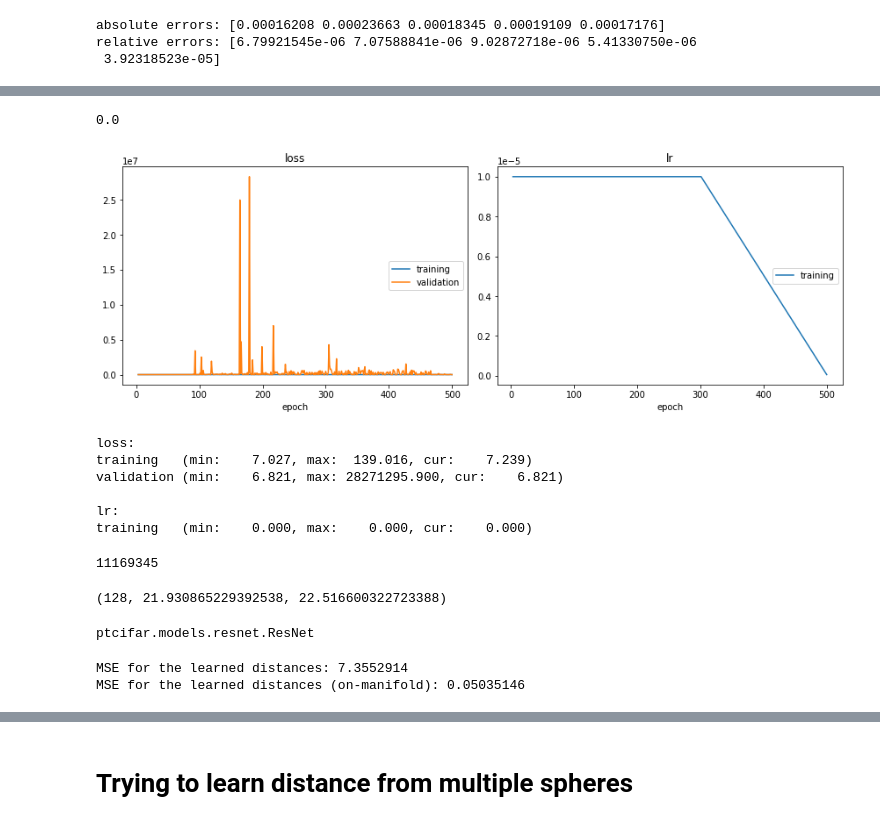
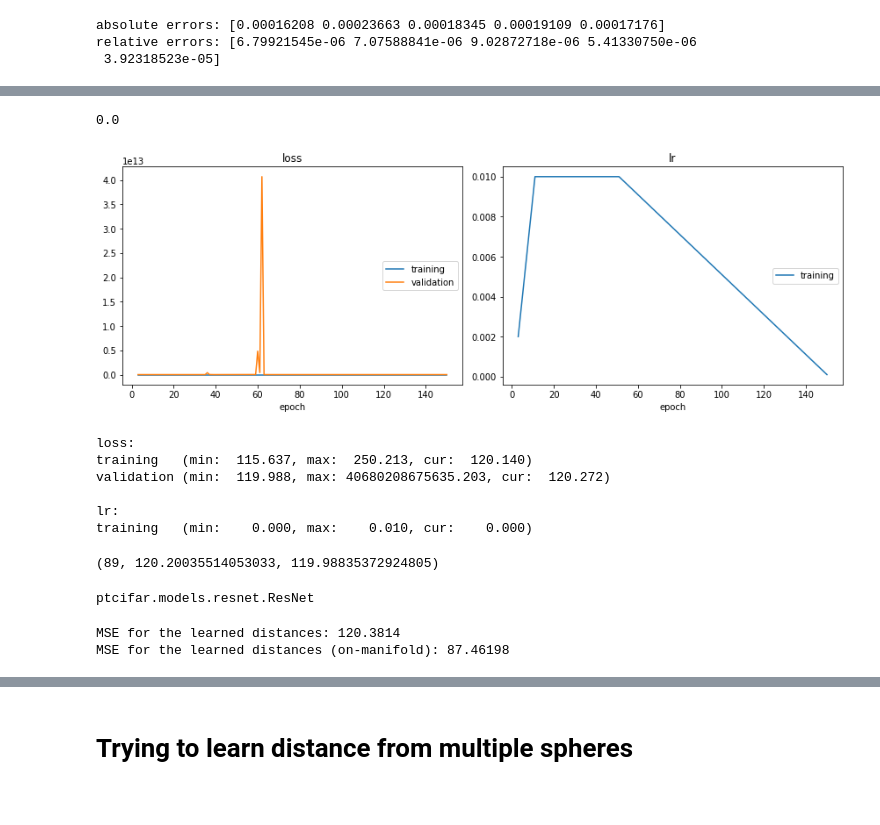
Before and after one commit to microsoft/distance-learner, a Jupyter notebook: notebooks/Experiment B - Learning Distance from a Classifier.ipynb, the cells around one changed output, grey strips where cells are left out. Saved outputs shown, nothing was run; the diff lists cells and outputs as text; code cells hidden in the pictures.

```diff
--- a/notebooks/Experiment B - Learning Distance from a Classifier.ipynb
+++ b/notebooks/Experiment B - Learning Distance from a Classifier.ipynb
@@ -735,8 +735,8 @@ class ConvNet3(nn.Module):
         return logits
 # %%
 def train(model, optimizer, loss_func, dataloaders, device,\
-          num_epochs, save_dir, task="regression", name="MLP_512x4_in1000",\
-          scheduler={"start_iter": 150, "end_iter": 500}):
+          num_epochs, save_dir, scheduler, task="regression", name="MLP_512x4_in1000",\
+          scheduler_params={"warmup": 10, "cooldown": 300}):
     """
         Function to train the model. Also dumps the best model.
 
@@ -745,9 +745,7 @@ def train(model, optimizer, loss_func, dataloaders, device,\
     """
 
     # storing the start_lr
-    start_lr = None
-    for param_group in optimizer.param_groups:
-        start_lr = param_group['lr']
+    start_lr = optimizer.param_groups[0]['lr']
 
     TIME_STAMP = time.strftime("%d%m%Y-%H%M%S")
 
@@ -819,6 +817,7 @@ def train(model, optimizer, loss_func, dataloaders, device,\
                     loss.backward()
                     optimizer.step()
 
+
                 logs[prefix + "loss"] += loss.detach().cpu().item()
 
                 num_batches = i + 1
@@ -857,7 +856,8 @@ def train(model, optimizer, loss_func, dataloaders, device,\
                 'optimizer_state_dict': optimizer.state_dict(),
                 'val_loss': logs['val_loss'],
                 'loss': logs["loss"],
-                'scheduler': scheduler
+                'scheduler_params': scheduler_params,
+                'scheduler_state_dict': scheduler.state_dict()
             }
 
             if task == "clf":
@@ -868,15 +868,19 @@ def train(model, optimizer, loss_func, dataloaders, device,\
 
             torch.save(dump, os.path.join(model_dir, NAME + "_"+ TIME_STAMP + "val_loss_" + str(logs["val_loss"]) + ".pth"))
 
-        if scheduler is not None:
+#         if scheduler is not None:
 
-            if epoch > scheduler["start_iter"]:
-                for param_group in optimizer.param_groups:
-                    param_group['lr'] = max(0, start_lr + (((start_lr - 0) / (scheduler["start_iter"] - scheduler["end_iter"])) * (epoch - scheduler["start_iter"])))
-                    logs["lr"] = param_group["lr"]
+#             if epoch > scheduler["start_iter"]:
+#                 for param_group in optimizer.param_groups:
+#                     param_group['lr'] = max(0, start_lr + (((start_lr - 0) / (scheduler["start_iter"] - scheduler["end_iter"])) * (epoch - scheduler["start_iter"])))
+#                     logs["lr"] = param_group["lr"]
+
+        logs["lr"] = optimizer.param_groups[0]["lr"]
         liveloss.update(logs)
         liveloss.draw()
 
+        scheduler.step()
+
     return model, optimizer
 # %%
 def test(model, dataloader, device, task="regression"):
@@ -1044,37 +1032,43 @@ assert (train_set.x_cn == val_set.x_cn).all()
 model = ResNet18(num_classes=1)
 loss_func = nn.MSELoss()
 # loss_func = nn.CrossEntropyLoss()
-optimizer = optim.Adam(model.parameters(), lr=1e-5)
+# optimizer = optim.Adam(model.parameters(), lr=1e-5)
 
-scheduler = {"start_iter": 300, "end_iter": 500}
+optimizer = optim.SGD(model.parameters(), lr=1e-2, momentum=0.9)
+
+NUM_EPOCHS = 150
+scheduler_params = {"warmup": 10, "cooldown": 50}
+lr_sched_factor = lambda epoch: epoch / (scheduler_params["warmup"]) if epoch <= scheduler_params["warmup"] else (1 if epoch > scheduler_params["warmup"] and epoch < scheduler_params["cooldown"] else max(0, 1 + (1 / (scheduler_params["cooldown"] - NUM_EPOCHS)) * (epoch - scheduler_params["cooldown"])))
+scheduler = optim.lr_scheduler.LambdaLR(optimizer, lr_sched_factor)
+
+
 
 device = torch.device("cuda" if torch.cuda.is_available() else "cpu")
 
-NAME = "CIFAR_ResNet18_1e_5_late_lr_toggle"
+NAME = "CIFAR_ResNet18_1e_2_sgd_warmup"
 SAVE_DIR = os.path.join("../dumps/expB_learning_distance_from_mfld", NAME)
-# %%
-np.linalg.norm(train_set.x_cn - val_set.x_cn, ord=2)
-# %% [output]
-0.0
+# %%
+optimizer.param_groups[0]["lr"]
+# %% [output]
+0.0
 # %%
-model, optimizer = train(model, optimizer, loss_func, dataloaders, device, task="regression",\
-                         num_epochs=500, save_dir=SAVE_DIR, name=NAME, scheduler=scheduler)
+model, optimizer = train(model=model, optimizer=optimizer, loss_func=loss_func, dataloaders=dataloaders,\
+                         device=device, task="regression",num_epochs=NUM_EPOCHS, save_dir=SAVE_DIR,\
+                         name=NAME, scheduler=scheduler, scheduler_params=scheduler_params)
 # %% [output]
-[figure, old version]
+[figure, new version]
 loss:
-training   (min:    7.027, max:  139.016, cur:    7.239)
-validation (min:    6.821, max: 28271295.900, cur:    6.821)
+training   (min:  115.637, max:  250.213, cur:  120.140)
+validation (min:  119.988, max: 40680208675635.203, cur:  120.272)
 
 lr:
-training   (min:    0.000, max:    0.000, cur:    0.000)
+training   (min:    0.000, max:    0.010, cur:    0.000)
 # %%
 pytorch_total_params = sum(p.numel() for p in model.parameters() if p.requires_grad)
 # %%
 pytorch_total_params
-# %% [output]
-11169345
 # %%
-best_dump_fn = "../dumps/expB_learning_distance_from_mfld/CIFAR_ResNet18_1e_5/07042021-194652/models/CIFAR_ResNet18_1e_5_07042021-194652val_loss_22.516600322723388.pth"
+best_dump_fn = "/data/adv_geom/dumps/expB_learning_distance_from_mfld/CIFAR_ResNet18_1e_2_sgd_warmup/12042021-083806/models/CIFAR_ResNet18_1e_2_sgd_warmup_12042021-083806val_loss_119.98835372924805.pth"
 
 best_dump = torch.load(best_dump_fn)
 
@@ -1084,7 +1078,7 @@ best_model.load_state_dict(best_dump["model_state_dict"])
 
 best_dump["epoch"], best_dump["loss"], best_dump["val_loss"]
 # %% [output]
-(128, 21.930865229392538, 22.516600322723388)
+(89, 120.20035514053033, 119.98835372924805)
 # %%
 type(best_model)
 # %% [output]
@@ -1093,5 +1087,5 @@ ptcifar.models.resnet.ResNet
 mse, mse_on_mfld, all_distances, all_logits = test(model, dataloaders["test"], device)
 # acc, f1 = test(model, dataloaders["test"], device, task="clf")
 # %% [output]
-MSE for the learned distances: 7.3552914
-MSE for the learned distances (on-manifold): 0.05035146
+MSE for the learned distances: 120.3814
+MSE for the learned distances (on-manifold): 87.46198
```
Also changed, not shown: parts of 16 cells of this notebook, 3 other files.
